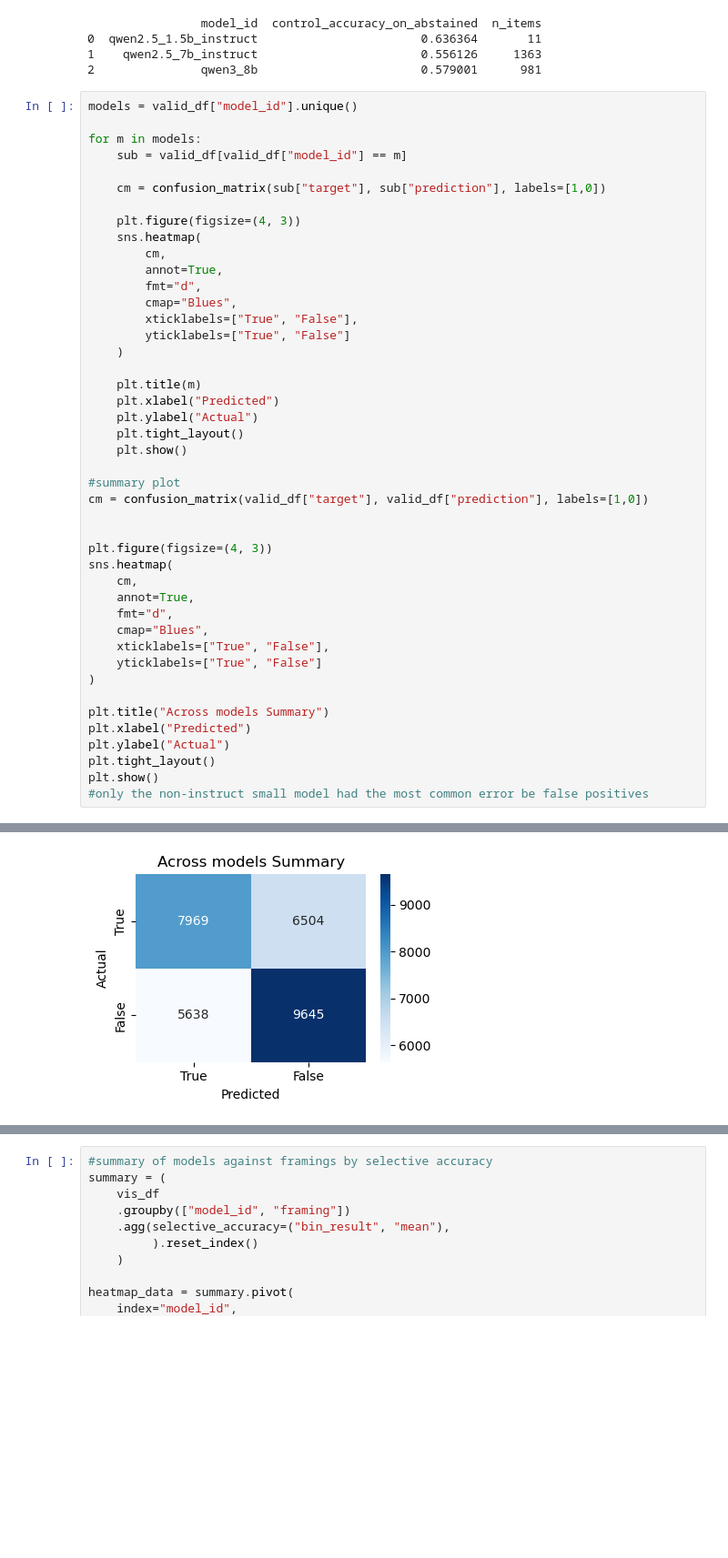
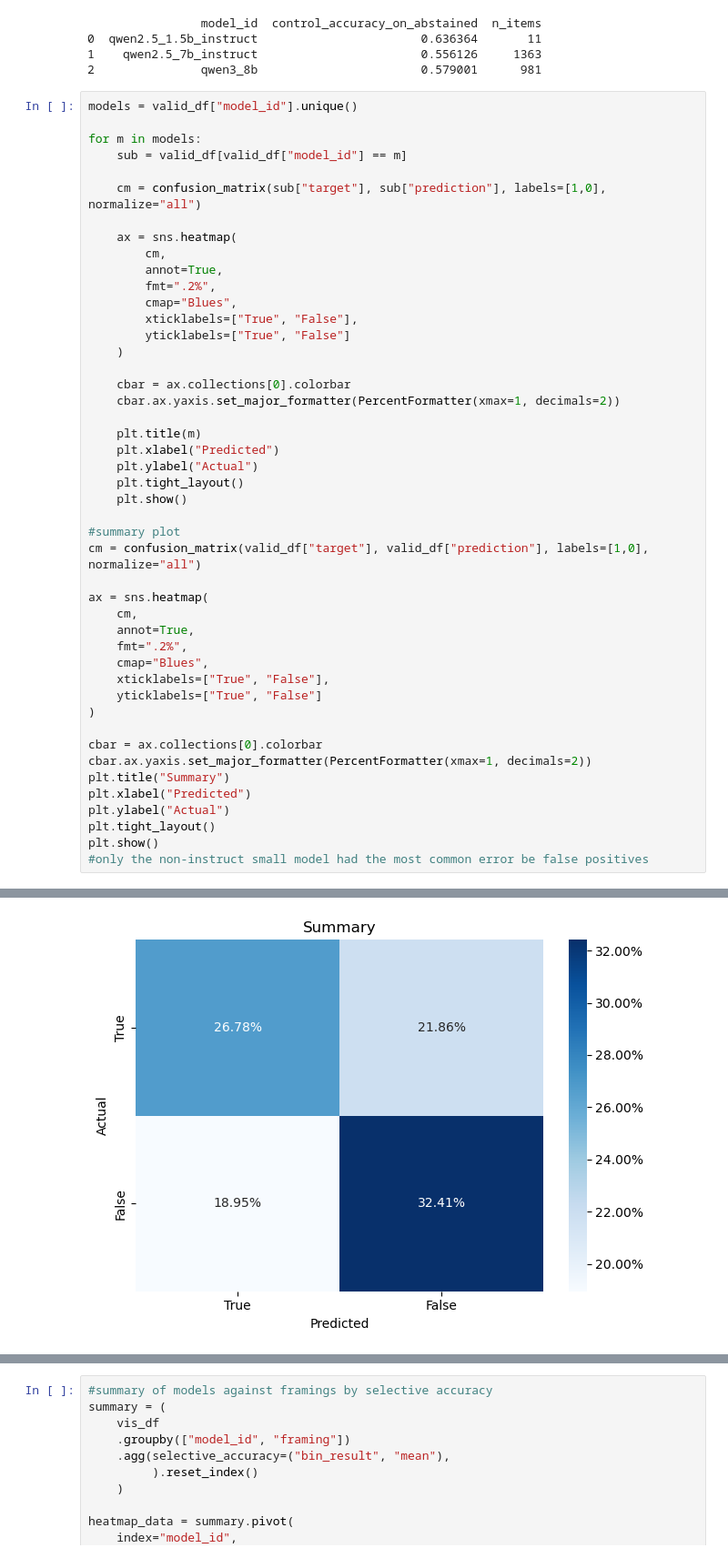
Before and after one commit to GeedN/Thesis, a Jupyter notebook: analysis/analysis.ipynb, the cells around one changed output, grey strips where cells are left out. Shown at 91% size. Drawn from its saved outputs; the diff is of its cells as text; blank space fills up the shorter version.

```diff
--- a/analysis/analysis.ipynb
+++ b/analysis/analysis.ipynb
@@ -269,17 +270,19 @@ models = valid_df["model_id"].unique()
 for m in models:
     sub = valid_df[valid_df["model_id"] == m]
 
-    cm = confusion_matrix(sub["target"], sub["prediction"], labels=[1,0])
+    cm = confusion_matrix(sub["target"], sub["prediction"], labels=[1,0], normalize="all")
 
-    plt.figure(figsize=(4, 3))
-    sns.heatmap(
+    ax = sns.heatmap(
         cm,
         annot=True,
-        fmt="d",
+        fmt=".2%",
         cmap="Blues",
         xticklabels=["True", "False"],
         yticklabels=["True", "False"]
     )
+
+    cbar = ax.collections[0].colorbar
+    cbar.ax.yaxis.set_major_formatter(PercentFormatter(xmax=1, decimals=2))
 
     plt.title(m)
     plt.xlabel("Predicted")
@@ -288,20 +291,20 @@ for m in models:
     plt.show()
 
 #summary plot
-cm = confusion_matrix(valid_df["target"], valid_df["prediction"], labels=[1,0])
+cm = confusion_matrix(valid_df["target"], valid_df["prediction"], labels=[1,0], normalize="all")
 
-
-plt.figure(figsize=(4, 3))
-sns.heatmap(
+ax = sns.heatmap(
     cm,
     annot=True,
-    fmt="d",
+    fmt=".2%",
     cmap="Blues",
     xticklabels=["True", "False"],
     yticklabels=["True", "False"]
 )
 
-plt.title("Across models Summary")
+cbar = ax.collections[0].colorbar
+cbar.ax.yaxis.set_major_formatter(PercentFormatter(xmax=1, decimals=2))
+plt.title("Summary")
 plt.xlabel("Predicted")
 plt.ylabel("Actual")
 plt.tight_layout()
@@ -315 +318 @@ plt.show()
-[figure, old version]
+[figure, new version]
```
Also changed, not shown: parts of 4 cells of this notebook, 12 other files.
